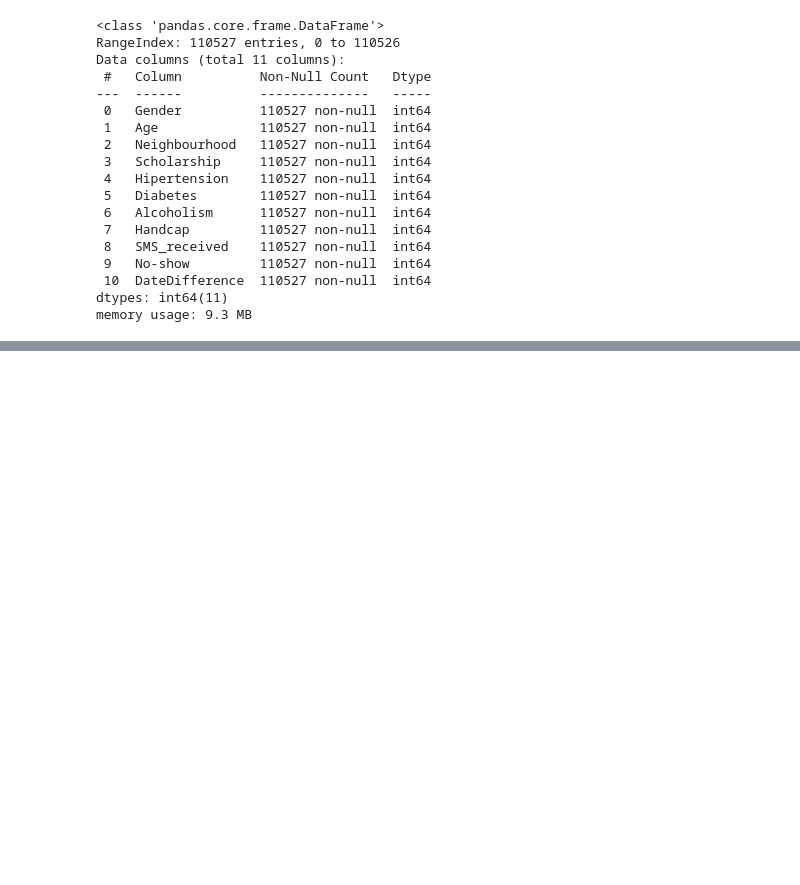
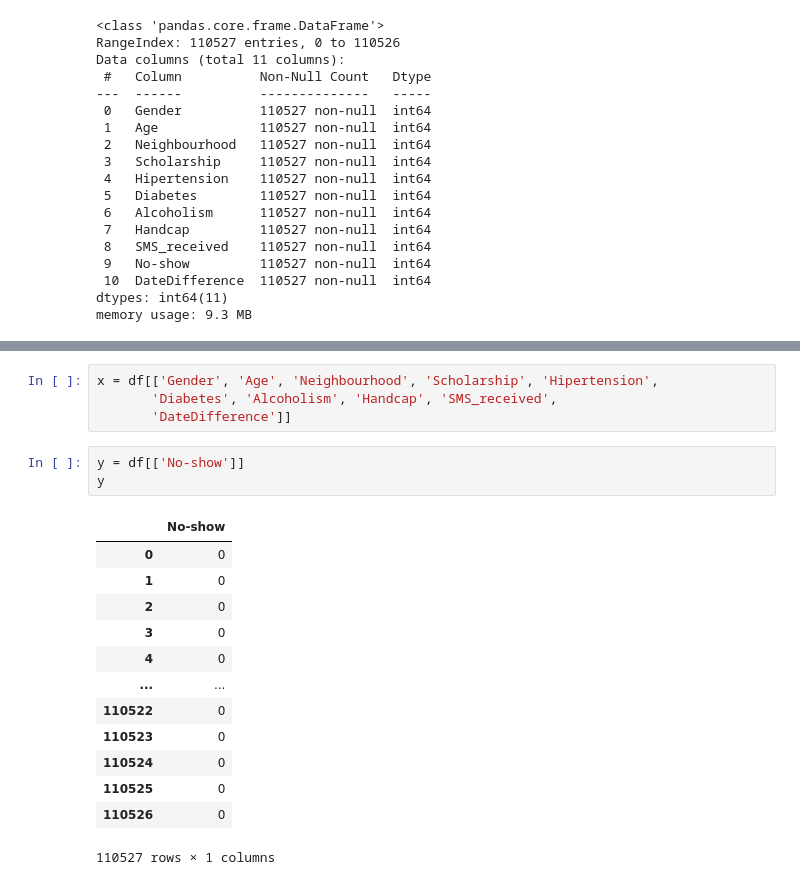
Before and after one commit to 5dongdong/PY_AI, a Jupyter notebook: ex.ipynb, the cells around one changed output, grey strips where cells are left out. Saved outputs shown, nothing was run; the diff lists cells and outputs as text; blank space fills up the shorter version.

```diff
--- a/ex.ipynb
+++ b/ex.ipynb
@@ -155,0 +174,21 @@ memory usage: 9.3 MB
+# %%
+x = df[['Gender', 'Age', 'Neighbourhood', 'Scholarship', 'Hipertension',
+       'Diabetes', 'Alcoholism', 'Handcap', 'SMS_received',
+       'DateDifference']]
+# %%
+y = df[['No-show']]
+y
+# %% [output]
+|  | No-show |
+| 0 | 0 |
+| 1 | 0 |
+| 2 | 0 |
+| 3 | 0 |
+| 4 | 0 |
+| ... | ... |
+| 110522 | 0 |
+| 110523 | 0 |
+| 110524 | 0 |
+| 110525 | 0 |
+| 110526 | 0 |
+110527 rows × 1 columns
```
Also changed, not shown: parts of 7 cells of this notebook.
